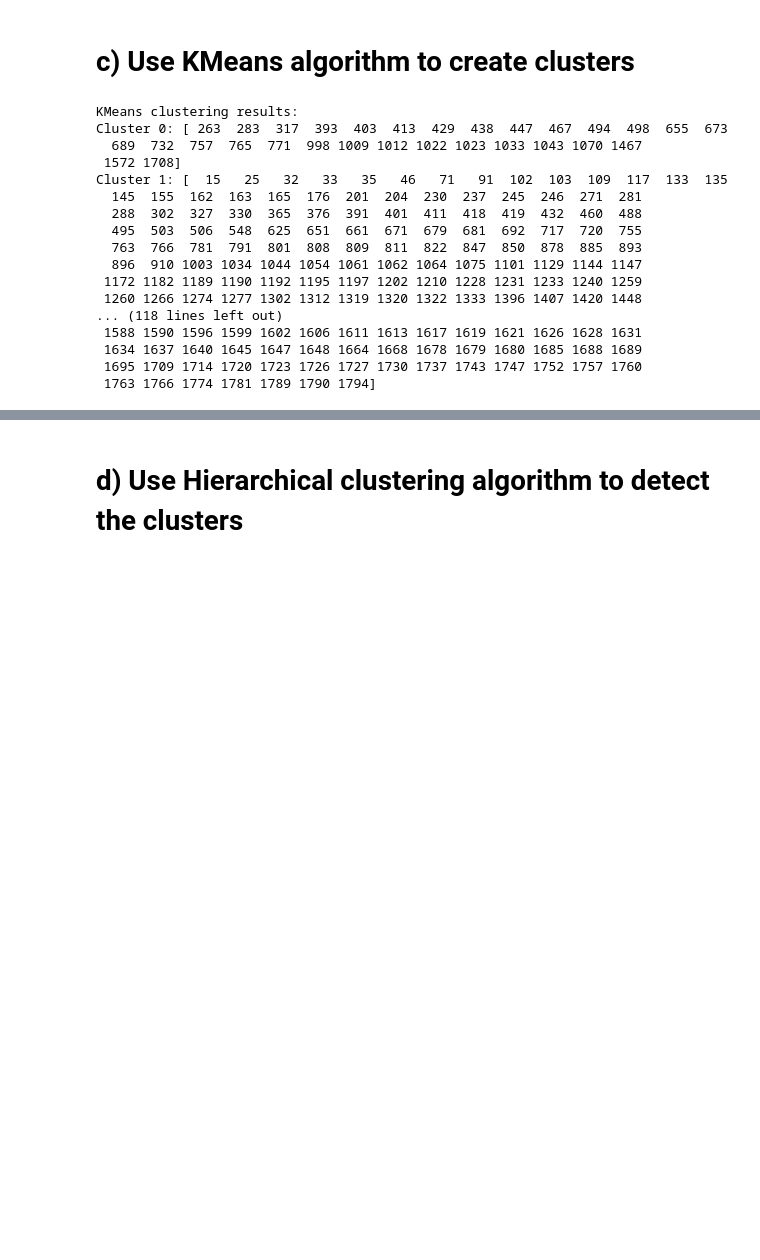
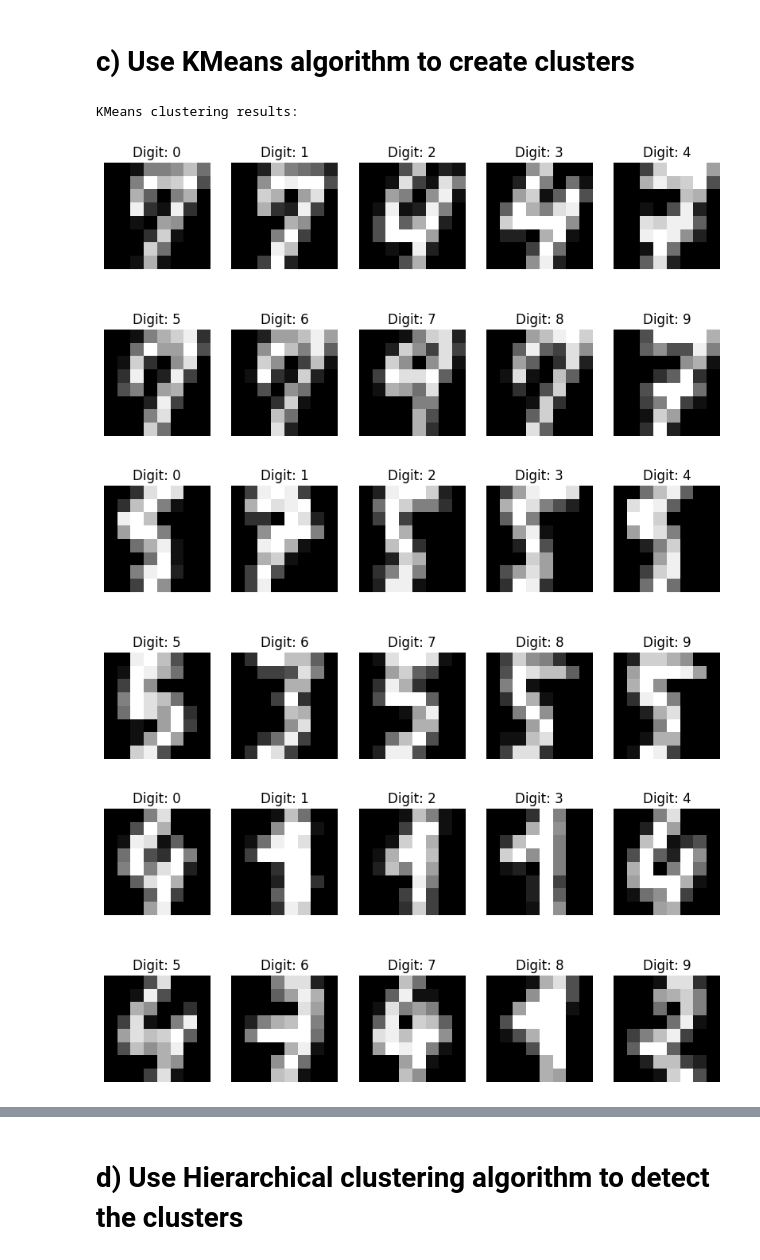
Before and after one commit to Ali-J-Fesharaki/Applied_ML_Course, a Jupyter notebook: ML-HW05/p4.ipynb, the cells around one changed output, grey strips where cells are left out. Cells and saved outputs as stored; diff of their text form; code cells hidden in the pictures; blank space fills up the shorter version.

```diff
--- a/ML-HW05/p4.ipynb
+++ b/ML-HW05/p4.ipynb
@@ -38,32 +53,34 @@ X_scaled = scaler.fit_transform(X)
 # %%
 from sklearn.cluster import KMeans
 
 # Create and fit the KMeans model
 kmeans = KMeans(n_clusters=10, random_state=42)
 kmeans.fit(X_scaled)
 
 # Predict the clusters
 kmeans_labels = kmeans.labels_
 
 # Evaluate the clustering
 print("KMeans clustering results:")
 for i in range(10):
-    print(f"Cluster {i}: {np.where(kmeans_labels == i)[0]}")
+    results=np.where(kmeans_labels == i)[0]
+    if(len(results)>=10):
+        results=np.random.choice(results,10,replace=False)
+        fig, axes = plt.subplots(2, 5, figsize=(10, 5))
+        for i, ax in enumerate(axes.flatten()):
+            ax.imshow(digits.images[results[i]], cmap='gray')
+            ax.set_title(f"Digit: {i}")
+            ax.axis('off')
+        plt.show()
+    else:
+        fig, axes = plt.subplots(1, len(results), figsize=(10, 5))
+        for i, ax in enumerate(axes.flatten()):
+            ax.imshow(digits.images[results[i]], cmap='gray')
+            ax.set_title(f"Digit: {i}")
+            ax.axis('off')
+        plt.show()
 # %% [output]
 KMeans clustering results:
-Cluster 0: [ 263  283  317  393  403  413  429  438  447  467  494  498  655  673
-  689  732  757  765  771  998 1009 1012 1022 1023 1033 1043 1070 1467
- 1572 1708]
-Cluster 1: [  15   25   32   33   35   46   71   91  102  103  109  117  133  135
-  145  155  162  163  165  176  201  204  230  237  245  246  271  281
-  288  302  327  330  365  376  391  401  411  418  419  432  460  488
-  495  503  506  548  625  651  661  671  679  681  692  717  720  755
-  763  766  781  791  801  808  809  811  822  847  850  878  885  893
-  896  910 1003 1034 1044 1054 1061 1062 1064 1075 1101 1129 1144 1147
- 1172 1182 1189 1190 1192 1195 1197 1202 1210 1228 1231 1233 1240 1259
- 1260 1266 1274 1277 1302 1312 1319 1320 1322 1333 1396 1407 1420 1448
-... (118 lines left out)
- 1588 1590 1596 1599 1602 1606 1611 1613 1617 1619 1621 1626 1628 1631
- 1634 1637 1640 1645 1647 1648 1664 1668 1678 1679 1680 1685 1688 1689
- 1695 1709 1714 1720 1723 1726 1727 1730 1737 1743 1747 1752 1757 1760
- 1763 1766 1774 1781 1789 1790 1794]
+[figure, added]
+[figure, added]
+[figure, added]
```
Also changed, not shown: parts of 7 cells of this notebook, 4 other files.
